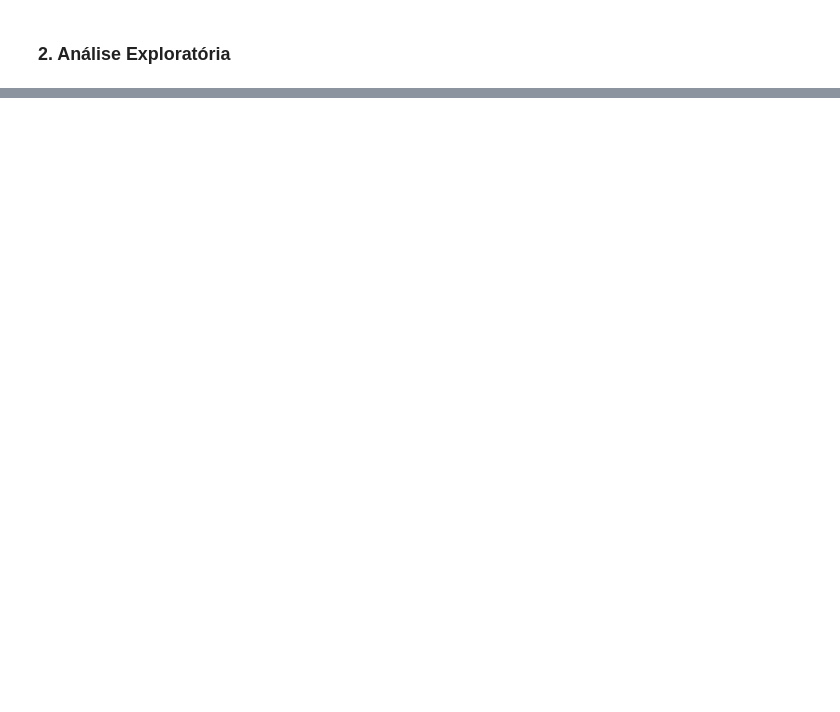
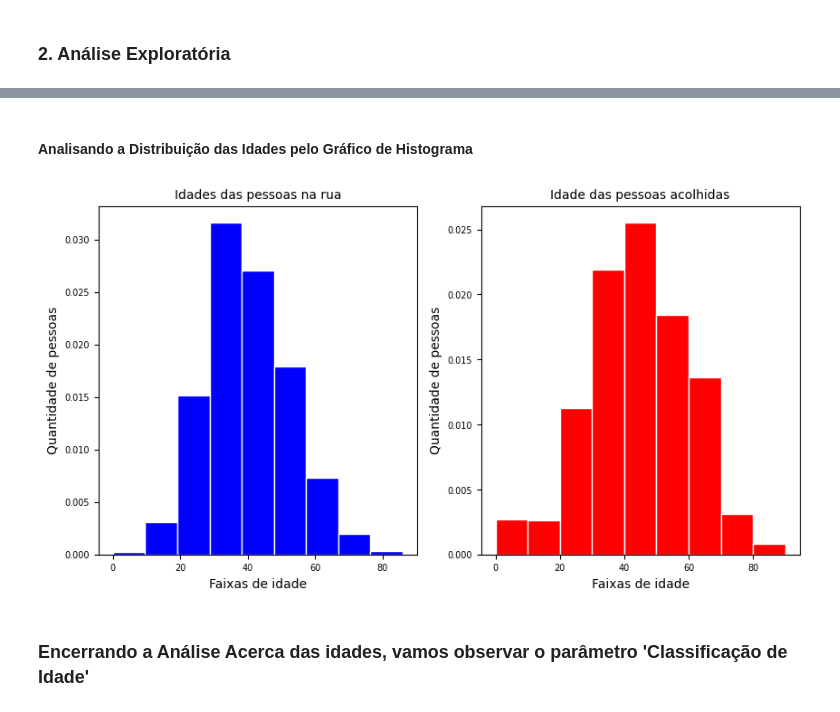
Before and after one commit to wellingtonrs07/Infer-ncia-Planos-de-Sa-de, a Jupyter notebook: Inferência_moradores_de_rua (Principal)/Planilha_Tratada_Projeto2.ipynb, the cells around one changed output, grey strips where cells are left out. Cells and saved outputs as stored; diff of their text form; code cells hidden in the pictures; blank space fills up the shorter version.

```diff
--- a/Inferência_moradores_de_rua (Principal)/Planilha_Tratada_Projeto2.ipynb
+++ b/Inferência_moradores_de_rua (Principal)/Planilha_Tratada_Projeto2.ipynb
@@ -162,2 +187,9 @@ dtype: object
+# %%
+ordem_faixa = ['Até 11', '12 a 17', '18 a 30', '31 a 49', '50 a 59', '60 a 69', '70 a 79', '80 a 89', '90 a 99', 'Sem informação']
+ordem_classificacao = ['Criança', 'Adolescente', 'Juventude', 'Adulto', 'Idoso', 'Sem classificação']
+
+
+df['Faixa de idade'] = pd.Categorical(df['Faixa de idade'], categories=ordem_faixa, ordered=True)
+df['Classificação de idade'] = pd.Categorical(df['Classificação de idade'], categories=ordem_classificacao, ordered=True)
 # %% [markdown]
 ### 2. Análise Exploratória
@@ -163,0 +371,27 @@ dtype: object
+# %% [markdown]
+#### Analisando a Distribuição das Idades pelo Gráfico de Histograma
+# %%
+plt.figure(figsize=(10,5))
+
+plt.subplot(121)
+
+plt.hist(df_hist_rua['Idade'], edgecolor='white' , bins=len(ordem_faixa)-1 , color='blue' , density = True )
+plt.xlabel('Faixas de idade', fontsize=10)
+plt.ylabel('Quantidade de pessoas', fontsize=10)
+plt.xticks(fontsize=7)
+plt.yticks(fontsize=7)
+plt.title('Idades das pessoas na rua', fontsize=10)
+
+plt.subplot(122)
+
+plt.hist(df_hist_acolhidos['Idade'], edgecolor='white' , bins=len(ordem_faixa)-1  , color='red' , density=True )
+plt.xlabel('Faixas de idade', fontsize=10)
+plt.ylabel('Quantidade de pessoas', fontsize=10)
+plt.xticks(fontsize=7)
+plt.yticks(fontsize=7)
+plt.title('Idade das pessoas acolhidas', fontsize=10)
+plt.show()
+# %% [output]
+[figure, added]
+# %% [markdown]
+### Encerrando a Análise Acerca das idades, vamos observar o parâmetro 'Classificação de Idade'
```
Also changed, not shown: parts of 35 cells of this notebook.
